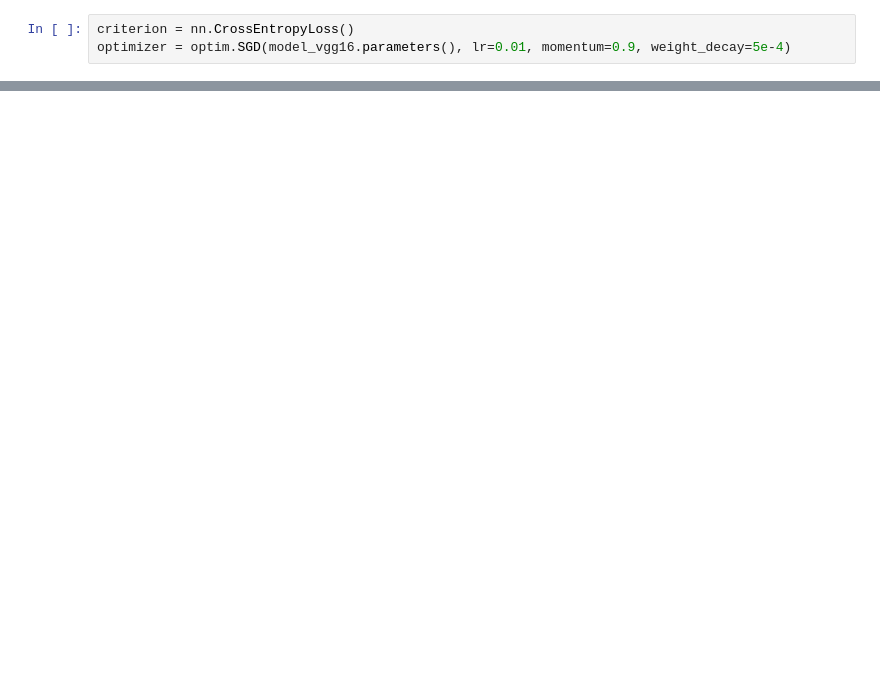
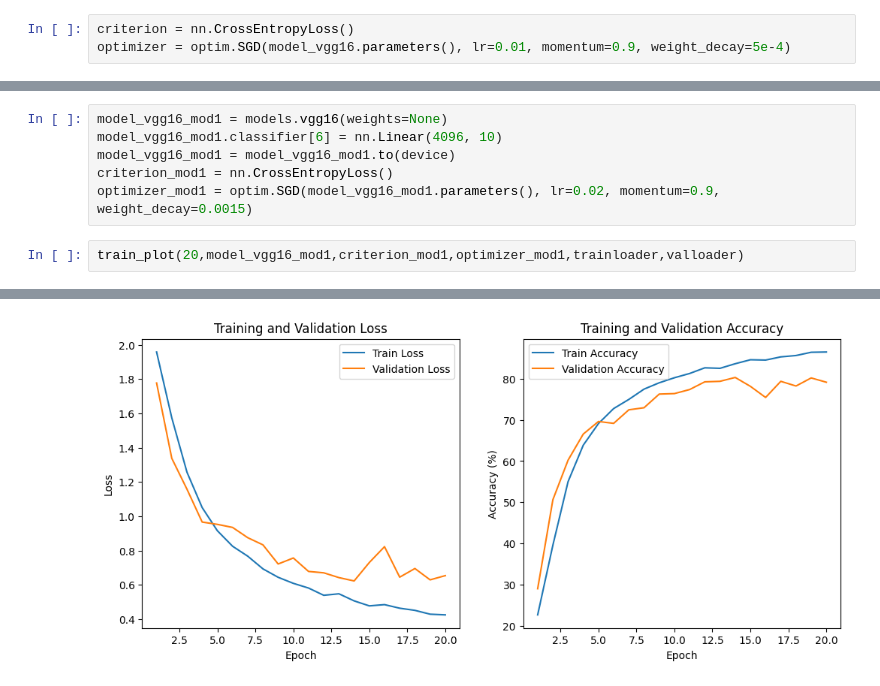
Before and after one commit to Xionghz/DLA2, a Jupyter notebook: Assignment2.ipynb, the cells around one changed output, grey strips where cells are left out. Cells and saved outputs as stored; diff of their text form; blank space fills up the shorter version.

```diff
--- a/Assignment2.ipynb
+++ b/Assignment2.ipynb
@@ -121,0 +194,9 @@ Accuracy: 80.72%
+# %%
+model_vgg16_mod1 = models.vgg16(weights=None)
+model_vgg16_mod1.classifier[6] = nn.Linear(4096, 10)
+model_vgg16_mod1 = model_vgg16_mod1.to(device)
+criterion_mod1 = nn.CrossEntropyLoss()
+optimizer_mod1 = optim.SGD(model_vgg16_mod1.parameters(), lr=0.02, momentum=0.9, weight_decay=0.0015)
+# %%
+train_plot(20,model_vgg16_mod1,criterion_mod1,optimizer_mod1,trainloader,valloader)
+# %% [output]
@@ -121,0 +220 @@ Accuracy: 80.72%
+[figure, added]
```
Also changed, not shown: parts of 22 cells of this notebook.
